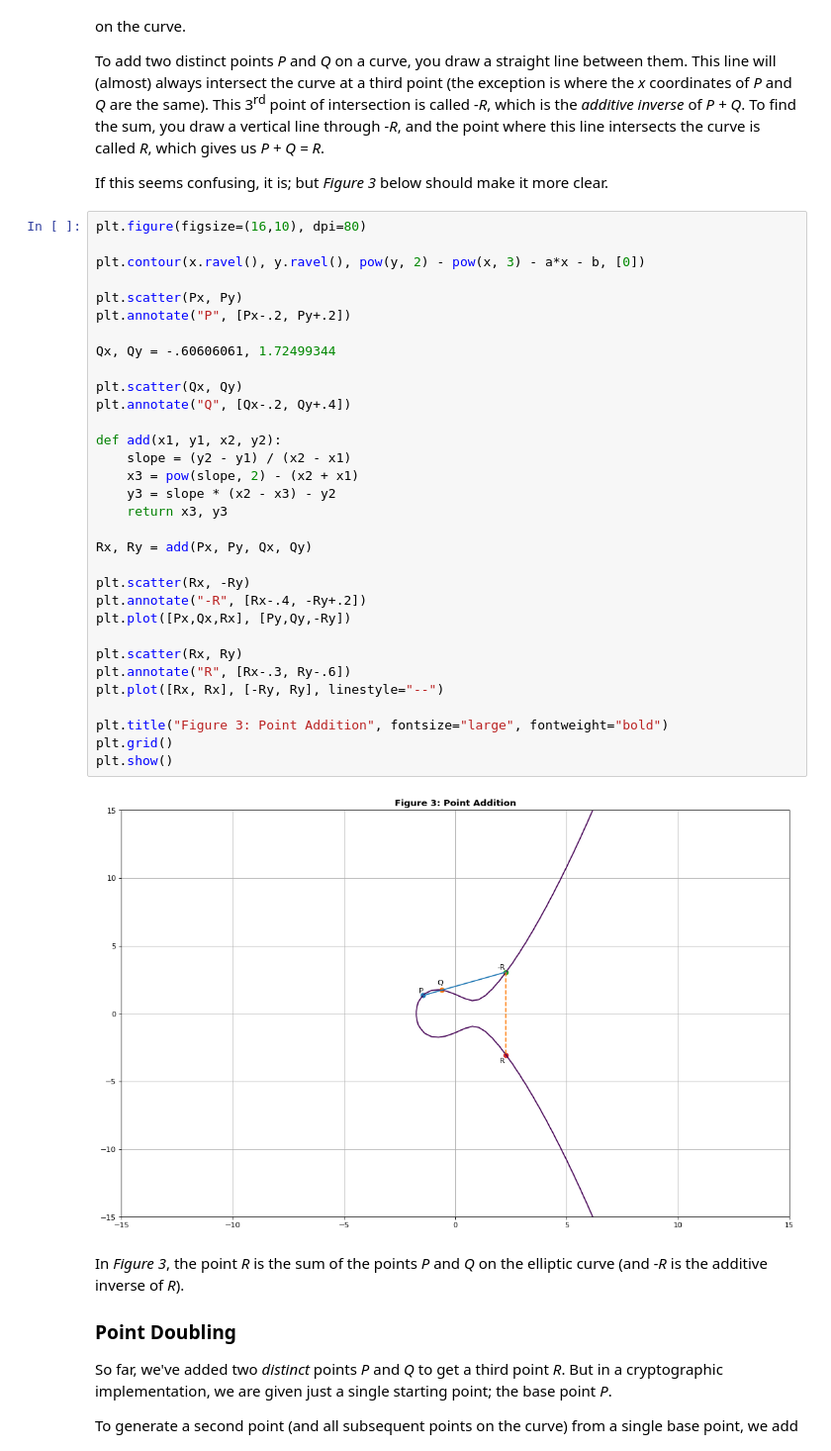
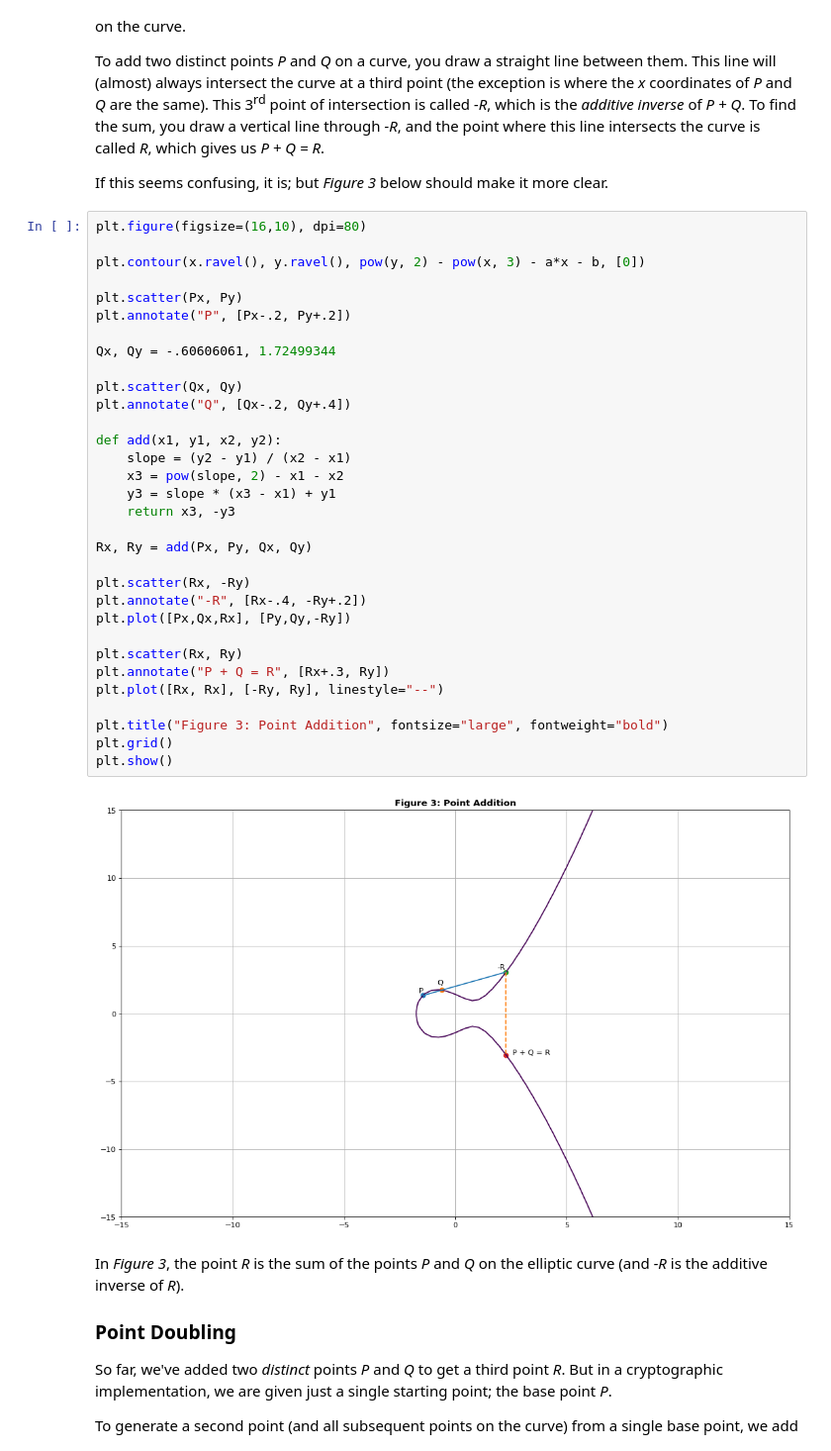
Before and after one commit to dchampion/crypto, a Jupyter notebook: doc/EllipticCurves.ipynb, the cells around one changed output. Shown at 99% size. Saved outputs shown, nothing was run; the diff lists cells and outputs as text.

```diff
--- a/doc/EllipticCurves.ipynb
+++ b/doc/EllipticCurves.ipynb
@@ -58,37 +58,37 @@ If this seems confusing, it is; but *Figure 3* below should make it more clear.
 # %%
 plt.figure(figsize=(16,10), dpi=80)
 
 plt.contour(x.ravel(), y.ravel(), pow(y, 2) - pow(x, 3) - a*x - b, [0])
 
 plt.scatter(Px, Py)
 plt.annotate("P", [Px-.2, Py+.2])
 
 Qx, Qy = -.60606061, 1.72499344
 
 plt.scatter(Qx, Qy)
 plt.annotate("Q", [Qx-.2, Qy+.4])
 
 def add(x1, y1, x2, y2):
     slope = (y2 - y1) / (x2 - x1)
-    x3 = pow(slope, 2) - (x2 + x1)
-    y3 = slope * (x2 - x3) - y2
-    return x3, y3
+    x3 = pow(slope, 2) - x1 - x2
+    y3 = slope * (x3 - x1) + y1
+    return x3, -y3
 
 Rx, Ry = add(Px, Py, Qx, Qy)
 
 plt.scatter(Rx, -Ry)
 plt.annotate("-R", [Rx-.4, -Ry+.2])
 plt.plot([Px,Qx,Rx], [Py,Qy,-Ry])
 
 plt.scatter(Rx, Ry)
-plt.annotate("R", [Rx-.3, Ry-.6])
+plt.annotate("P + Q = R", [Rx+.3, Ry])
 plt.plot([Rx, Rx], [-Ry, Ry], linestyle="--")
 
 plt.title("Figure 3: Point Addition", fontsize="large", fontweight="bold")
 plt.grid()
 plt.show()
 # %% [output]
-[figure, old version]
+[figure, new version]
 # %% [markdown]
 In *Figure 3*, the point *R* is the sum of the points *P* and *Q* on the elliptic curve (and *-R* is the additive inverse of *R*).
 
```
Also changed, not shown: parts of 4 cells of this notebook.
